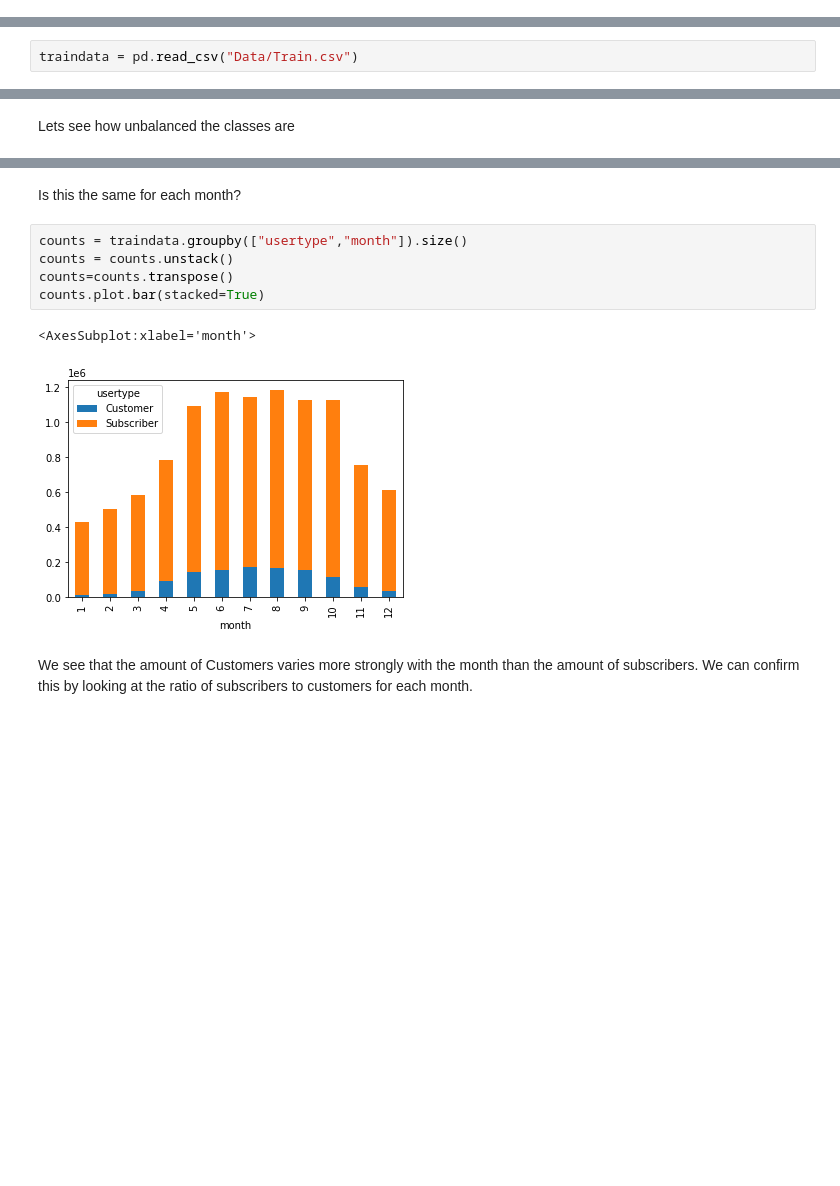
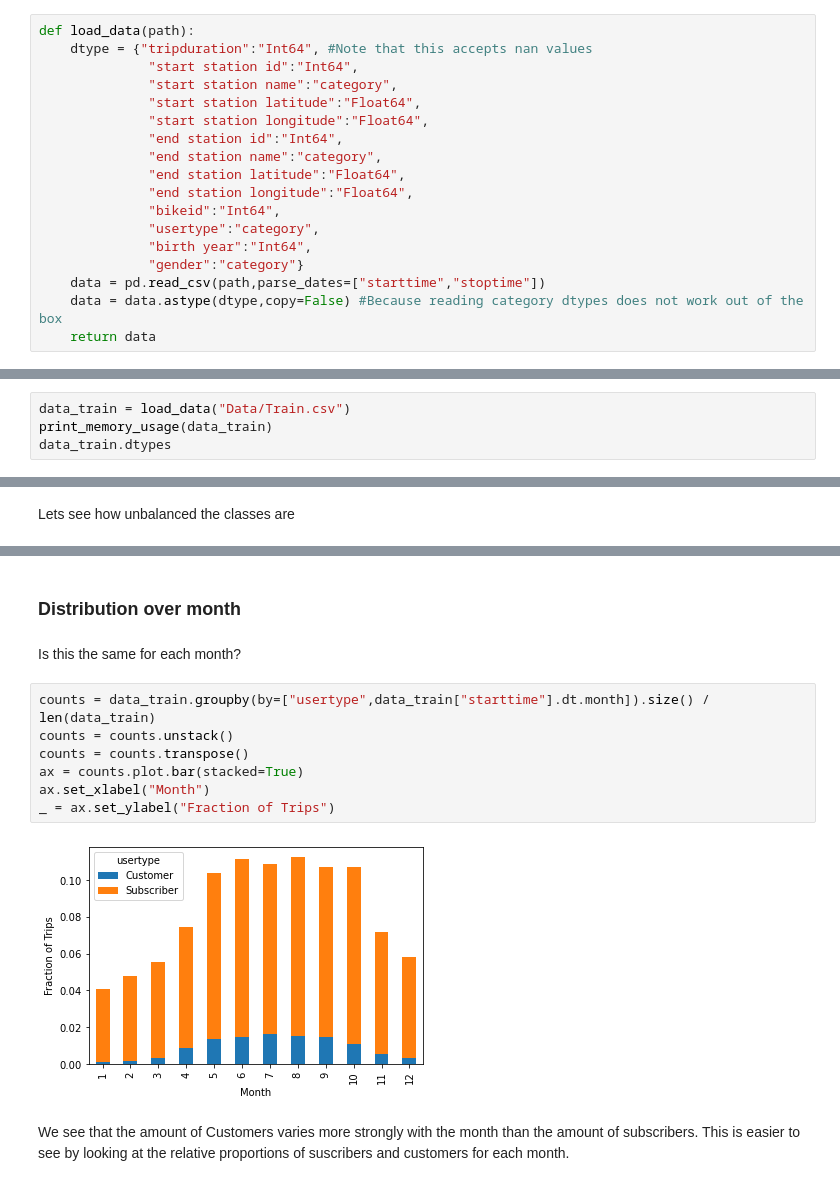
Before and after one commit to TWagner2/AXAChallenge, a Jupyter notebook: Analysis.ipynb, the cells around one changed output, grey strips where cells are left out. Saved outputs shown, nothing was run; the diff lists cells and outputs as text; blank space fills up the shorter version.

Commit message:
preprocessing and analysis of trainset

```diff
--- a/Analysis.ipynb
+++ b/Analysis.ipynb
@@ -4,0 +8,18 @@ import sklearn
+# %%
+def load_data(path):
+    dtype = {"tripduration":"Int64", #Note that this accepts nan values
+              "start station id":"Int64",
+              "start station name":"category",
+              "start station latitude":"Float64",
+              "start station longitude":"Float64",
+              "end station id":"Int64",
+              "end station name":"category",
+              "end station latitude":"Float64",
+              "end station longitude":"Float64",
+              "bikeid":"Int64",
+              "usertype":"category",
+              "birth year":"Int64",
+              "gender":"category"}
+    data = pd.read_csv(path,parse_dates=["starttime","stoptime"])
+    data = data.astype(dtype,copy=False) #Because reading category dtypes does not work out of the box
+    return data
@@ -5,2 +30,4 @@ import sklearn
 # %%
-traindata = pd.read_csv("Data/Train.csv")
+data_train = load_data("Data/Train.csv")
+print_memory_usage(data_train)
+data_train.dtypes
@@ -35,15 +70,18 @@ counts.plot.pie(autopct='%1.0f%%',ylabel="")
 [figure]
+# %% [markdown]
+### Distribution over month
 # %% [markdown]
 Is this the same for each month?
 # %%
-counts = traindata.groupby(["usertype","month"]).size()
+counts = data_train.groupby(by=["usertype",data_train["starttime"].dt.month]).size() / len(data_train)
 counts = counts.unstack()
-counts=counts.transpose()
-counts.plot.bar(stacked=True)
+counts = counts.transpose()
+ax = counts.plot.bar(stacked=True)
+ax.set_xlabel("Month")
+_ = ax.set_ylabel("Fraction of Trips")
 # %% [output]
-<AxesSubplot:xlabel='month'>
-[figure, old version]
+[figure, new version]
 # %% [markdown]
 We see that the amount of Customers varies more strongly with the month than the amount of subscribers.
-We can confirm this by looking at the ratio of subscribers to customers for each month.
+This is easier to see by looking at the relative proportions of suscribers and customers for each month.
 # %%
```
Also changed, not shown: parts of 16 cells of this notebook, 1 other file.
